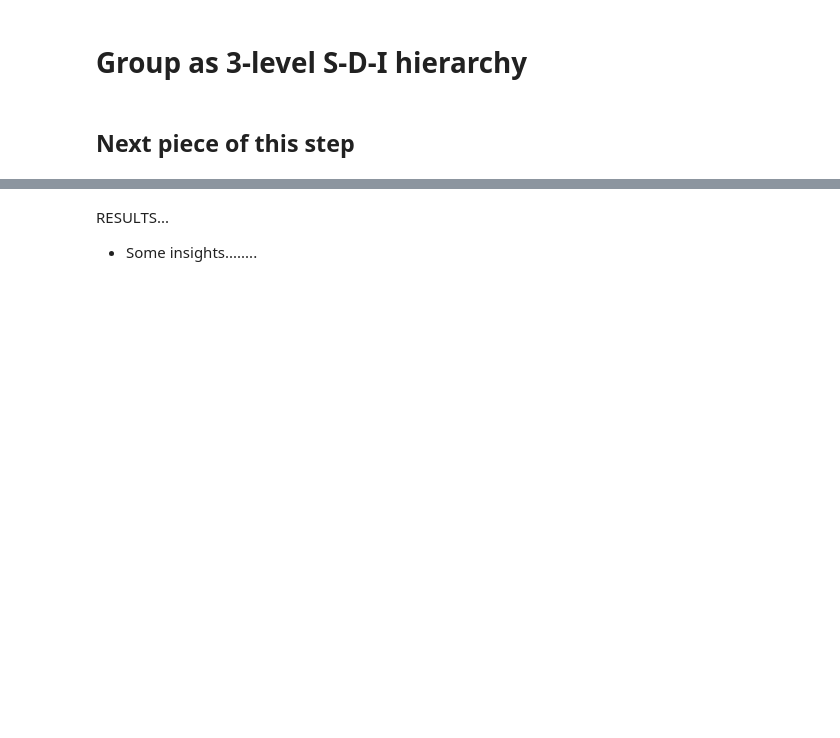
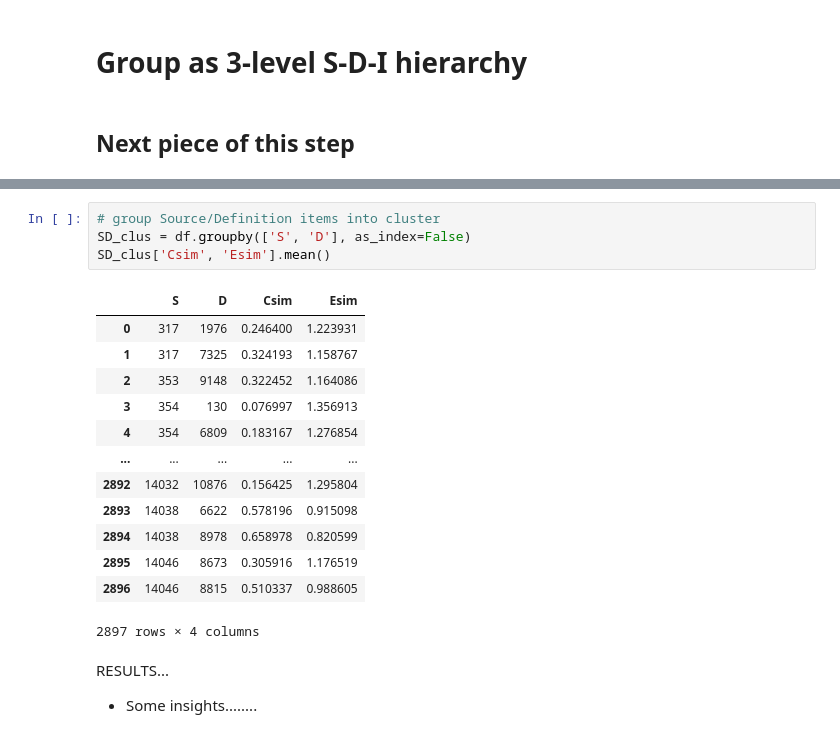
Before and after one commit to Hackathorn/CVA-SBERT, a Jupyter notebook: notebooks/CVA-SBERT-SDIclustering.ipynb, the cells around one changed output, grey strips where cells are left out. Cells and saved outputs as stored; diff of their text form; blank space fills up the shorter version.

```diff
--- a/notebooks/CVA-SBERT-SDIclustering.ipynb
+++ b/notebooks/CVA-SBERT-SDIclustering.ipynb
@@ -95,3 +134,21 @@ RESULTS...
+# %%
+# group Source/Definition items into cluster
+SD_clus = df.groupby(['S', 'D'], as_index=False)
+SD_clus['Csim', 'Esim'].mean()
+# %% [output]
+|  | S | D | Csim | Esim |
+| 0 | 317 | 1976 | 0.246400 | 1.223931 |
+| 1 | 317 | 7325 | 0.324193 | 1.158767 |
+| 2 | 353 | 9148 | 0.322452 | 1.164086 |
+| 3 | 354 | 130 | 0.076997 | 1.356913 |
+| 4 | 354 | 6809 | 0.183167 | 1.276854 |
+| ... | ... | ... | ... | ... |
+| 2892 | 14032 | 10876 | 0.156425 | 1.295804 |
+| 2893 | 14038 | 6622 | 0.578196 | 0.915098 |
+| 2894 | 14038 | 8978 | 0.658978 | 0.820599 |
+| 2895 | 14046 | 8673 | 0.305916 | 1.176519 |
+| 2896 | 14046 | 8815 | 0.510337 | 0.988605 |
+2897 rows × 4 columns
 # %% [markdown]
 RESULTS...
 - Some insights........
```
Also changed, not shown: parts of 5 cells of this notebook.
